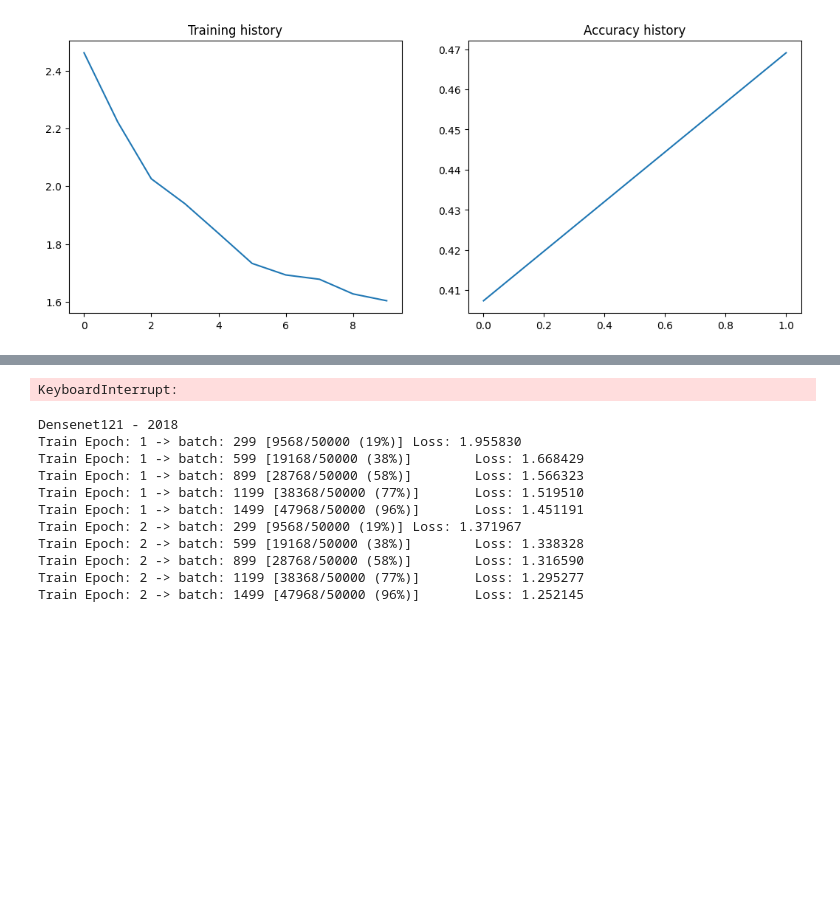
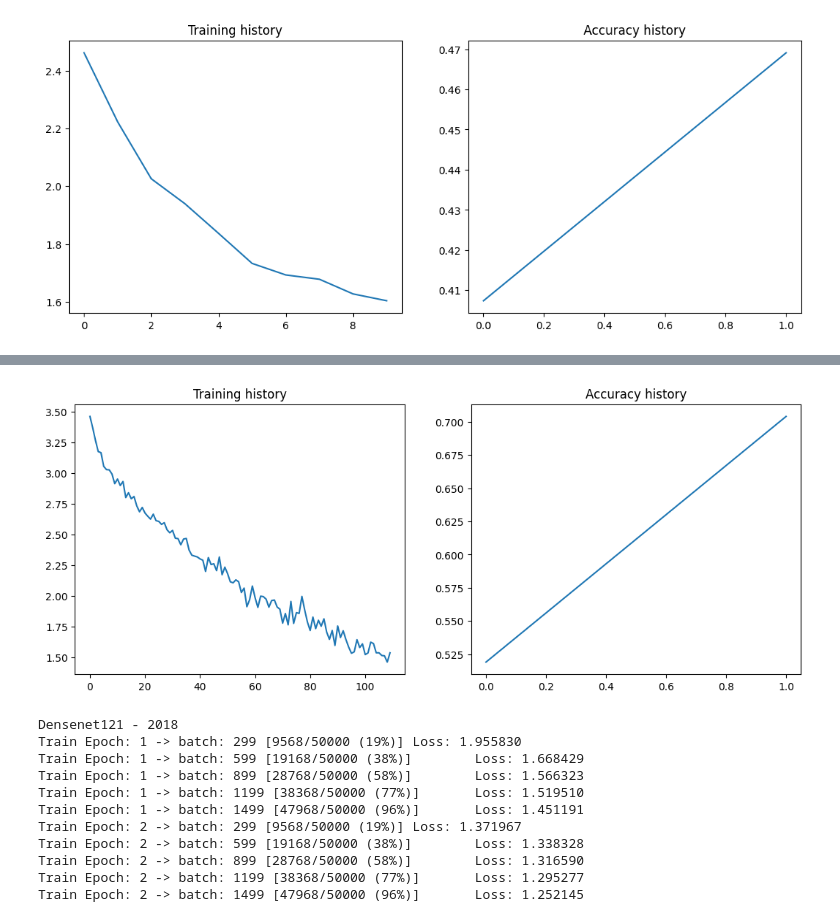
Before and after one commit to mihawb/dnn-lang-comparison, a Jupyter notebook: python/torch_predefined_models_test.ipynb, the cells around one changed output, grey strips where cells are left out. Cells and saved outputs as stored; diff of their text form; code cells hidden in the pictures; blank space fills up the shorter version.

```diff
--- a/python/torch_predefined_models_test.ipynb
+++ b/python/torch_predefined_models_test.ipynb
@@ -88,8 +88,8 @@ model.AuxLogits.fc = nn.Linear(in_features=768, out_features=num_classes, bias=T
 model.fc = nn.Linear(in_features=2048, out_features=num_classes, bias=True)
 model = model.to(device)
 
-inception_batch_size = 4
-inception_test_batch_size = 8
+inception_batch_size = 3
+inception_test_batch_size = 6
 
 inception_train_dl, inception_test_dl = get_cifar10_loaders(inception_batch_size, inception_test_batch_size, 299)
 opt = optim.SGD(model.parameters(), lr=lr, momentum=momentum)
@@ -130,4 +132,4 @@ Train Epoch: 1 -> batch: 3599 [14396/50000 (29%)]       Loss: 2.654053
-KeyboardInterrupt:
+[figure, added]
 # %%
 print('Densenet121 - 2018')
 
```
Also changed, not shown: parts of 1 cell of this notebook, 1 other file.
